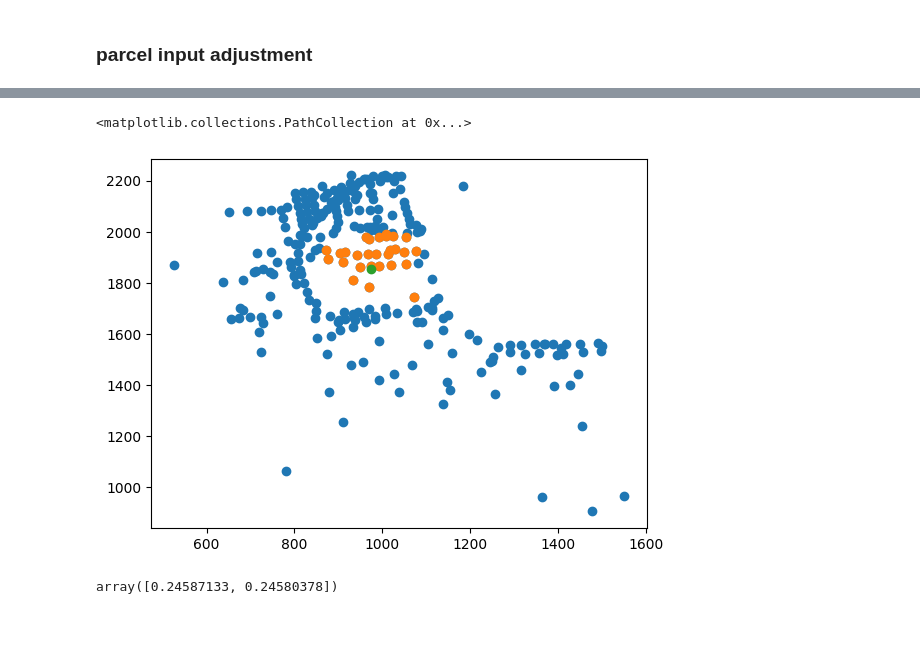
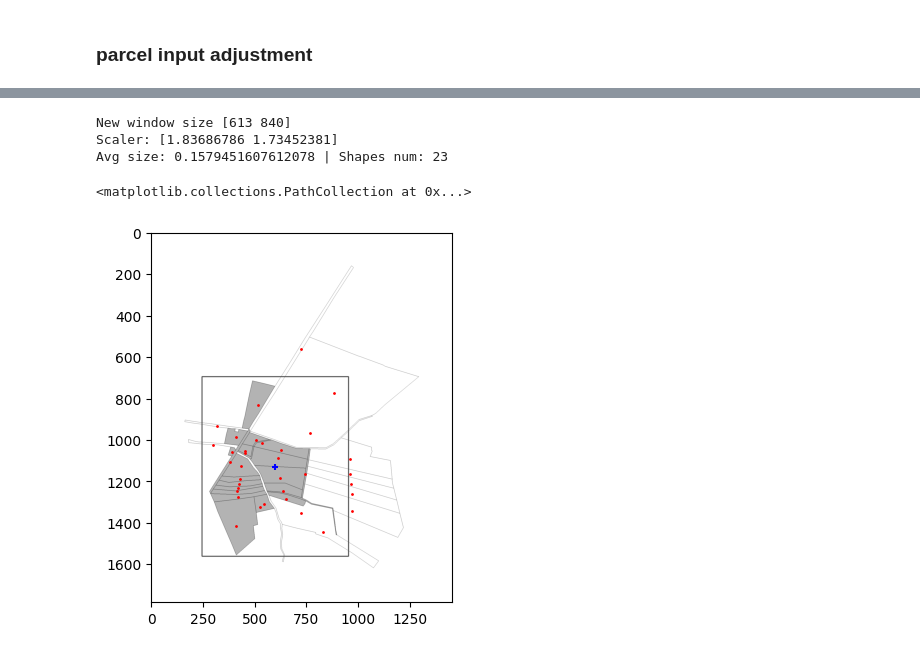
Before and after one commit to fzzyfoxx/resume, a Jupyter notebook: maps_vectorization/RPN_optimization.ipynb, the cells around one changed output, grey strips where cells are left out. Cells and saved outputs as stored; diff of their text form; code cells hidden in the pictures; blank space fills up the shorter version.

Commit message:
Parcel input adjustment methods

```diff
--- a/maps_vectorization/RPN_optimization.ipynb
+++ b/maps_vectorization/RPN_optimization.ipynb
@@ -713,3 +713,11 @@ def bbox_from_input_shape(shape):
     XY1 = np.min(shape, axis=0)[0]
     XY2 = np.max(shape, axis=0)[0]
     return np.concatenate([XY1, XY2], axis=0)
+
+def draw_background_parcels(shapes, img_size, color=(0,0,0), fill=False):
+        img = np.ones(img_size[::-1]+[3], np.uint8)*255
+        if not fill:
+            cv.polylines(img, shapes, True, color=color)
+        else:
+            cv.fillPoly(img, shapes, color=color)
+        return img
@@ -733,5 +748,3 @@ Approx window size: [210 270]
 # %%
-centroids = np.stack([bbox_center(shape) for shape in shapes], axis=1)
-center = np.mean(centroids, axis=1)
-plt.scatter(*centroids)
-plt.scatter(*center)
+centroids = np.stack([bbox_center(shape) for shape in shapes], axis=0)
+center = np.mean(centroids, axis=0)
@@ -741,14 +751,35 @@ plt.scatter(*center)
-# %%
-higher = np.all(np.transpose(centroids, axes=[1,0])>(center-approx_window_size/2)[np.newaxis], axis=-1)
-lower = np.all(np.transpose(centroids, axes=[1,0])<(center+approx_window_size/2)[np.newaxis], axis=-1)
-
-plt.scatter(*centroids)
-plt.scatter(*np.transpose(np.transpose(centroids, axes=[1,0])[np.where(higher*lower)], [1,0]))
-plt.scatter(*center)
-# %% [output]
-<matplotlib.collections.PathCollection at 0x...>
-[figure, removed]
-# %%
-np.mean(bbox_sizes[np.where(higher*lower)])*img_size/approx_window_size
-# %% [output]
-array([0.24587133, 0.24580378])
+# %%
+bboxes = np.stack([bbox_from_input_shape(shape) for shape in shapes], axis=0)
+higher = np.all(bboxes[:,:2]>(center-approx_window_size/2), axis=-1)
+lower = np.all(bboxes[:,2:]<(center+approx_window_size/2), axis=-1)
+filtered_idxs = np.where(higher*lower)[0]
+filtered_shapes = [shapes[i] for i in filtered_idxs]
+filtered_bboxes = bboxes[filtered_idxs]
+
+left_upper = np.min(filtered_bboxes[:,:2], axis=0)
+right_bottom = np.max(filtered_bboxes[:,2:], axis=0)
+new_window_size = right_bottom-left_upper
+print(f'New window size {new_window_size}')
+
+scaler = (img_size-2*padding)/new_window_size
+print(f'Scaler: {scaler}')
+filtered_bbox_sizes = relative_input_bbox_sizes(filtered_shapes, img_size)
+print(f'Avg size: {np.mean(filtered_bbox_sizes)*np.mean(scaler)} | Shapes num: {len(filtered_bbox_sizes)}')
+
+left_upper = left_upper[np.newaxis, np.newaxis]
+scaler = scaler[np.newaxis, np.newaxis]
+# %% [output]
+New window size [613 840]
+Scaler: [1.83686786 1.73452381]
+Avg size: 0.1579451607612078 | Shapes num: 23
+# %%
+img = draw_background_parcels(shapes, img_size, fill=False)
+filtered_img = draw_background_parcels(filtered_shapes, img_size, fill=True)
+cv.rectangle(img, (center-approx_window_size/2).astype(np.int32), (center+approx_window_size/2).astype(np.int32), color=(0,255,0), thickness=3)
+plt.imshow(img, cmap='gray')
+plt.imshow(filtered_img, cmap='gray', alpha=0.3)
+plt.scatter(centroids[:,0], centroids[:,1], s=1, marker='o', color='red')
+plt.scatter(*center, s=20, marker='+', color='blue')
+# %% [output]
+<matplotlib.collections.PathCollection at 0x...>
+[figure, added]
```
Also changed, not shown: parts of 18 cells of this notebook.
